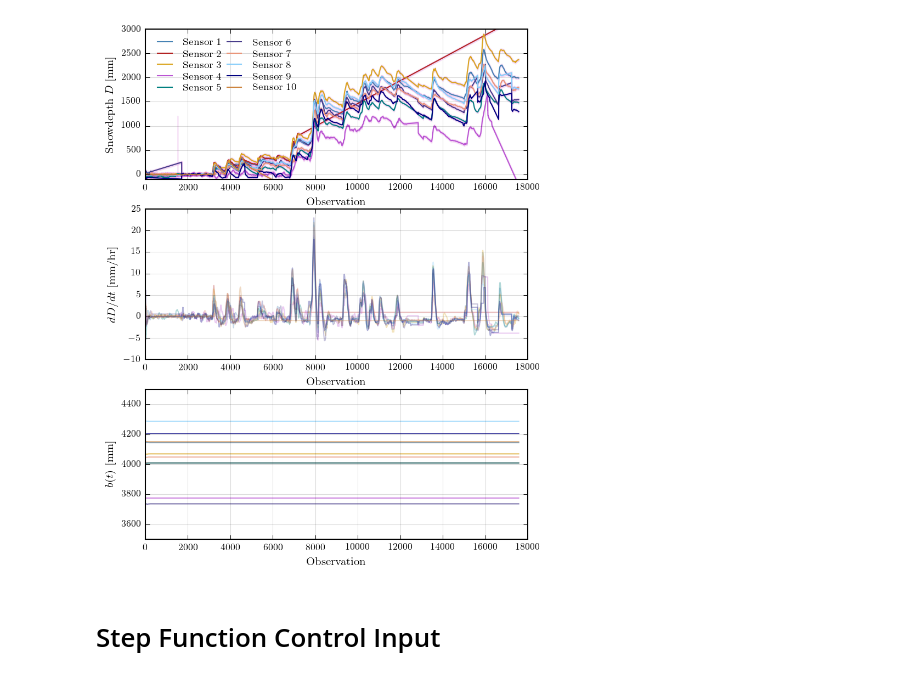
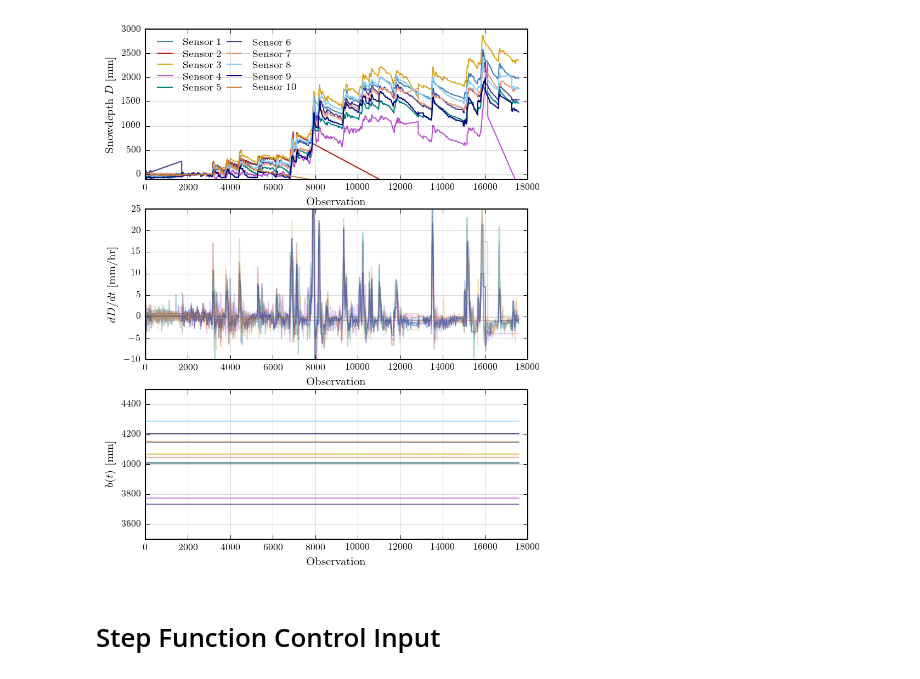
Before and after one commit to erccarls/berkely_snowfall, a Jupyter notebook: notebooks/Kalman Filter.ipynb, the cells around one changed output. Cells and saved outputs as stored; diff of their text form; code cells hidden in the pictures.

Commit message:
Added kalman.py and observation_helper.py, and constructed joint kalman filter.

```diff
--- a/notebooks/Kalman Filter.ipynb
+++ b/notebooks/Kalman Filter.ipynb
@@ -238,0 +284,10 @@ Processing sensor 10
+# %%
+
+results = []
+for i_sensor in range(1,11):
+    # Estimate the observation variance initially.
+    start_obs=2000
+    stop_obs=3000
+    obs_noise = EstimateObservationNoise(i_sensor, start_obs, stop_obs)
+    # Run the Kalman Filter
+    results.append(FilterSnowdepth(i_sensor, obs_noise=obs_noise, system_noise=np.diag((1e-3,1e-3,1e-3))))
@@ -239,4 +312,8 @@ Processing sensor 10
 # %%
+
+
+
+
 
 plt.figure(figsize=(6,8))
 for i_sensor, (mu, sigma,) in enumerate(results[:11]):
@@ -252,35 +329,35 @@ for i_sensor, (mu, sigma,) in enumerate(results[:11]):
     plt.subplot(311)
     # Plot the snowdepth
     plt.plot(mu[:,0], label='Sensor %i'%(i_sensor+1))
     plt.xlabel('Observation')
     plt.ylabel('Snowdepth $D$ [mm]')
     plt.grid(linestyle='-', alpha=.15)
     plt.legend(loc=2, ncol=2, frameon=False, columnspacing=.2, labelspacing=.2)
     plt.ylim(-100, 3000)
 
     # Can also plot uncertainty bands, though these are not great yet.
-    plt.fill_between(range(len(mu[:,0])), mu[:,0]-np.sqrt(sigma), mu[:,0]+np.sqrt(sigma), alpha=.1, color='m')
+    #plt.fill_between(range(len(mu[:,0])), mu[:,0]-np.sqrt(sigma), mu[:,0]+np.sqrt(sigma), alpha=.1, color='m')
 
 
     # -------------------------------
     # Plot the velocity parameter
     plt.subplot(312)
     plt.plot(mu[:,1], alpha=.3)
     plt.xlabel('Observation')
     plt.ylabel('$dD/dt$ [mm/hr]')
     plt.ylim(-10,25)
     plt.grid(linestyle='-', alpha=.15)
 
     # -------------------------------
     # Plot the baseline
     plt.subplot(313)
     plt.plot(mu[:,2], alpha=.7)
     plt.xlabel('Observation')
     plt.ylabel('$b(t)$ [mm]')
     plt.ylim(3.5e3,4.5e3)
     plt.grid(linestyle='-', alpha=.15)
 # %% [output]
-[figure, old version]
+[figure, new version]
 # %% [markdown]
 # Step Function Control Input
 # %%
```
Also changed, not shown: parts of 7 cells of this notebook, 6 other files.
